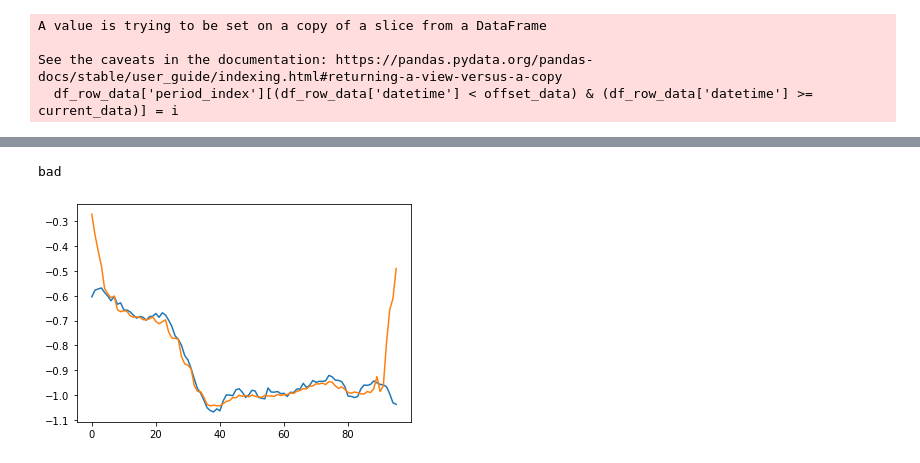
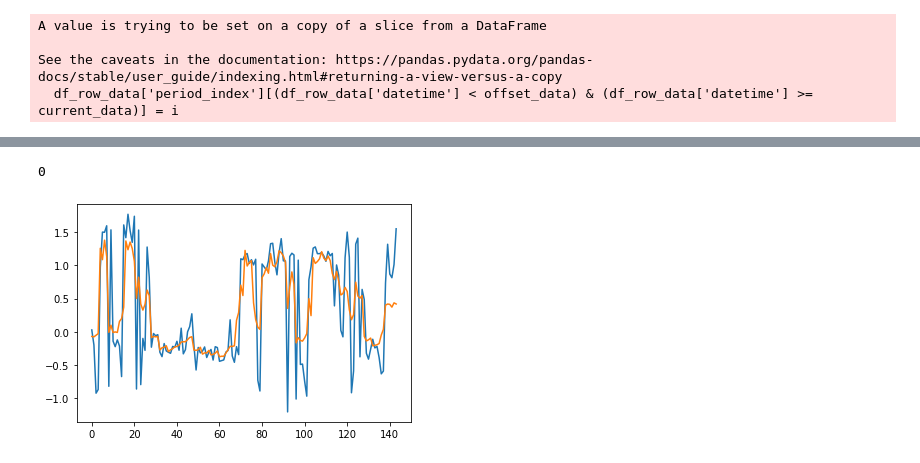
Before and after one commit to eliazonta/AI-Challenge-HIT-2022, a Jupyter notebook: python_code/notebooks/AnomalyDetection/anomaly_detection.ipynb, the cells around one changed output, grey strips where cells are left out. Saved outputs shown, nothing was run; the diff lists cells and outputs as text; code cells hidden in the pictures.

```diff
--- a/python_code/notebooks/AnomalyDetection/anomaly_detection.ipynb
+++ b/python_code/notebooks/AnomalyDetection/anomaly_detection.ipynb
@@ -108,7 +101,7 @@ print( np.unique(df_row_data['label']))
 # %%
 data_arr = []
 
-for station in ['T0357']:
+for station in ['T0065']:
   df_station = df_row_data.loc[df_row_data['label']==station]
   for pk in np.unique(df_station['period_index']):
     df_subset = df_station.loc[(df_row_data['period_index'] == pk)]
@@ -117,9 +110,9 @@ for station in ['T0357']:
       continue
 
     if((df_subset['validation_code'].values != 1).any()):
-      val_label = 'bad'
+      val_label = 1
     else:
-      val_label = 'good'
+      val_label = 0
 
     header={
       'label':df_subset['label'].values[0],
@@ -131,5 +124,5 @@ for station in ['T0357']:
     features = df_subset['value'].reset_index(drop=True).to_dict()
     data_arr.append({**header,**features})
 df_row_data_converted = pd.DataFrame(data_arr)
-df_row_data_converted.loc[df_row_data_converted['val_label']=='bad']
+df_row_data_converted.loc[df_row_data_converted['val_label']==0]
 # %% [output]
@@ -155,3 +142,5 @@ T0357
+# %%
+df_row_data_converted = df_row_data_converted.drop(columns=[144])
 # %%
 import torch
 # create pythorc class for the data
@@ -187,15 +176,17 @@ dataset = {}
 
 df_row_data_converted = df_row_data_converted.dropna().reset_index(drop=True)
 
-good_samples = df_row_data_converted.loc[df_row_data_converted['val_label']=='good']
-bad_samples = df_row_data_converted.loc[df_row_data_converted['val_label']=='bad']
+good_samples = df_row_data_converted.loc[df_row_data_converted['val_label']==0]
+bad_samples = df_row_data_converted.loc[df_row_data_converted['val_label']==1]
 
 # Test dataframe is made of all bad samples plus an equal number of good ones
-test_part_good = good_samples.sample(n = len(bad_samples))
-test = pd.concat([test_part_good, bad_samples], axis = 0)
+# test_part_good = good_samples.sample(n = len(bad_samples))
+# test = pd.concat([test_part_good, bad_samples], axis = 0)
+test = bad_samples
 
 # Train dataframe is made of all good samples
-train = good_samples.drop(test_part_good.index)
+# train = good_samples.drop(test_part_good.index)
+train = good_samples
 
 dataset['train'] = CustomDataset(train)
 dataset['test'] = CustomDataset( test )
@@ -212,6 +203,7 @@ dataloader = {x: torch.utils.data.DataLoader(dataset=dataset[x],
             for x in splits}
 # %%
 from importlib import reload  # Python 3.4+
+import model_simpleAE
 model_simpleAE = reload(model_simpleAE)
 from model_simpleAE import AE_1D
 from options import Options
@@ -226,14 +218,13 @@ class configuration(object):
 # LOAD MODEL
 opt_dict = {
     'batchsize': 12,
-    'isize': 96,
-    'lsize':15,
+    'isize': 143,
     'device': 'cpu',
     'name': 'try1',
     'outf': './output',
     'phase': 'train',
     'iter': 0,
-    'niter': 100,
+    'niter': 20,
     'lr': 1e-5,
 }
 
@@ -288,18 +279,19 @@ plt.plot(metrics['loss_val'])
 # %%
-sample = next(iter(dataloader['train']))
-sample_tensor = sample[-2]['features']
-sample_validation = sample[-2]['val_label']
+which = 4
+sample = next(iter(dataloader['test']))
+sample_tensor = sample[which]['features']
+sample_validation = sample[which]['val_label']
 model.ae.eval()
 with torch.no_grad():
     reconstructed = model.ae(torch.unsqueeze(sample_tensor,0))
 
 print(sample_validation)
 plt.plot(sample_tensor)
 plt.plot(reconstructed[0])
 plt.show()
 # %% [output]
-bad
+0
-[figure, old version]
+[figure, new version]
 # %%
 # save the classes in the typical pytorch class format
 
```
Also changed, not shown: parts of 5 cells of this notebook, 1 other file.
